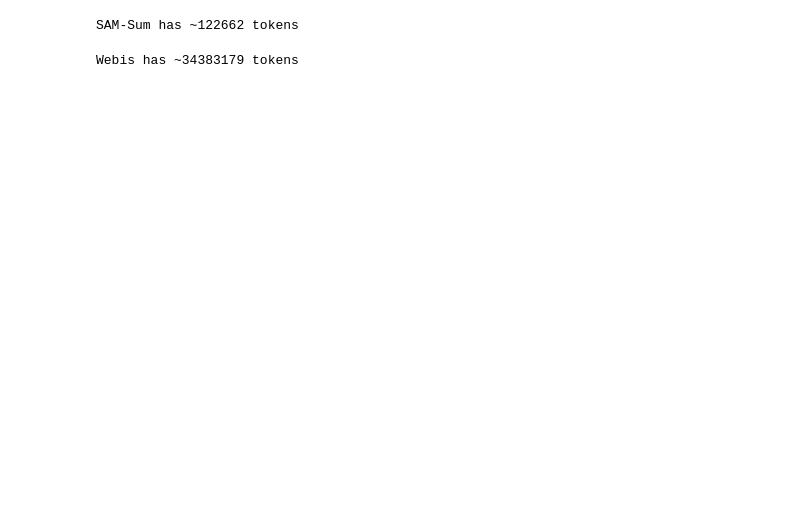
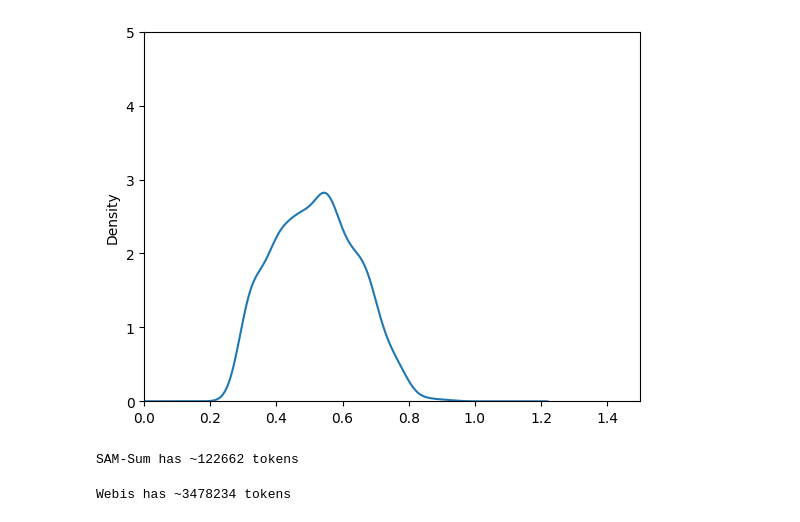
Before and after one commit to Hevia/LLMEval, a Jupyter notebook: EDA.ipynb, the cells around one changed output. Saved outputs shown, nothing was run; the diff lists cells and outputs as text; code cells hidden in the pictures; blank space fills up the shorter version.

```diff
--- a/EDA.ipynb
+++ b/EDA.ipynb
@@ -10,0 +17,4 @@ webis = pd.read_parquet("data/webis/0001.parquet")[cols]
+# %%
+# Take a random 10% of Webis
+webis_sel = webis.shuffle(seed=42).train_test_split(test_size=0.1)
+webis_test = webis_sel['test']
@@ -11 +70,11 @@ webis = pd.read_parquet("data/webis/0001.parquet")[cols]
+# %%
+# Take a sample of Webis of similar volume to SAM-Sum
+q = w_test.loc[w_test.cos_sim > s_test.cos_sim.min()].sample(n=819, random_state=42)
+# %%
+q.cos_sim.plot(kind="kde")
+plt.xlim(0, 1.5)
+plt.ylim(0, 5)
+plt.show()
+# %% [output]
+[figure, added]
 # %%
@@ -21,7 +90,7 @@ print("SAM-Sum has ~{} tokens".format(samsum_tokens))
 # %% [output]
 SAM-Sum has ~122662 tokens
 # %%
-webis_tokens = webis.summary_length.sum() + webis.content_length.sum()
-print("Webis has ~{} tokens".format(webis_tokens))
+webis_tokens = w_test.summary_length.sum() + w_test.content_length.sum()
+print("Webis: {} tokens".format(webis_tokens))
 # %% [output]
-Webis has ~34383179 tokens
+Webis has ~3478234 tokens
```
Also changed, not shown: parts of 16 cells of this notebook, 1 other file.
